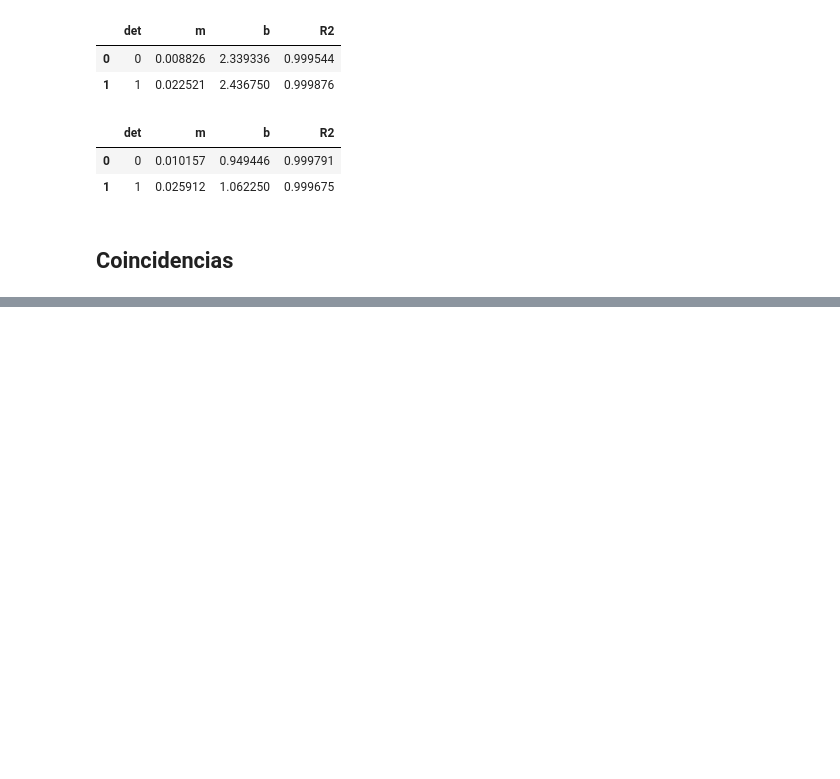
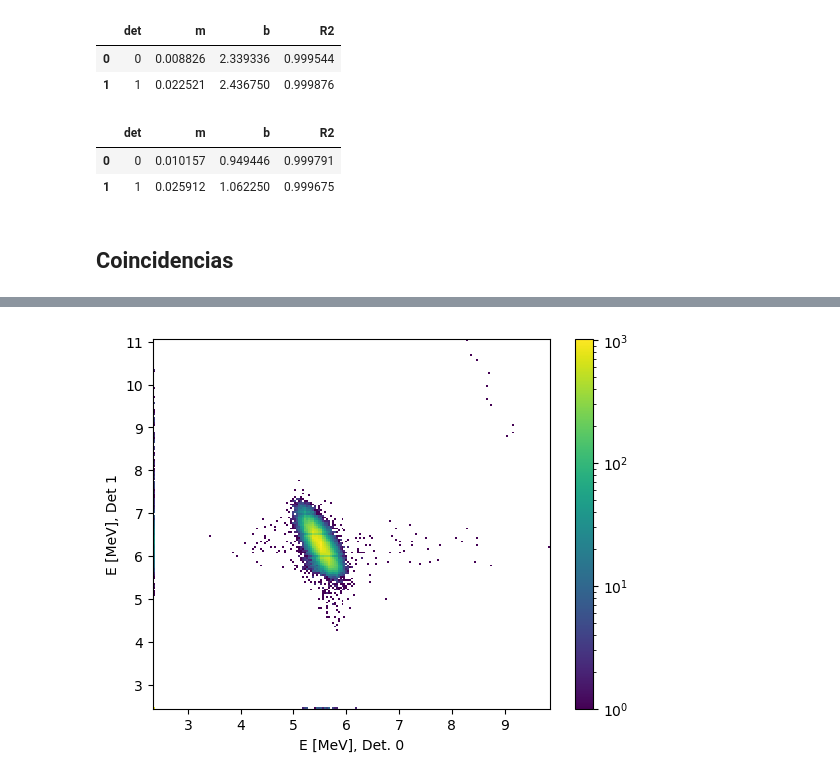
Before and after one commit to lexisantos/CAEN_dataprocess, a Jupyter notebook: analize_bin_root.ipynb, the cells around one changed output, grey strips where cells are left out. Drawn from its saved outputs; the diff is of its cells as text; code cells hidden in the pictures; blank space fills up the shorter version.

```diff
--- a/analize_bin_root.ipynb
+++ b/analize_bin_root.ipynb
@@ -129,0 +131,4 @@ graph_coincidences(df_coinc_wo_0, det_0 = 0, det_1 = 1)
+# %%
+graph_coincidences(df_coinc_wo_0, det_0 = 0, det_1 = 1, Energy_col= 'Energy')
+# %% [output]
+[figure, added]
```
Also changed, not shown: parts of 7 cells of this notebook.
